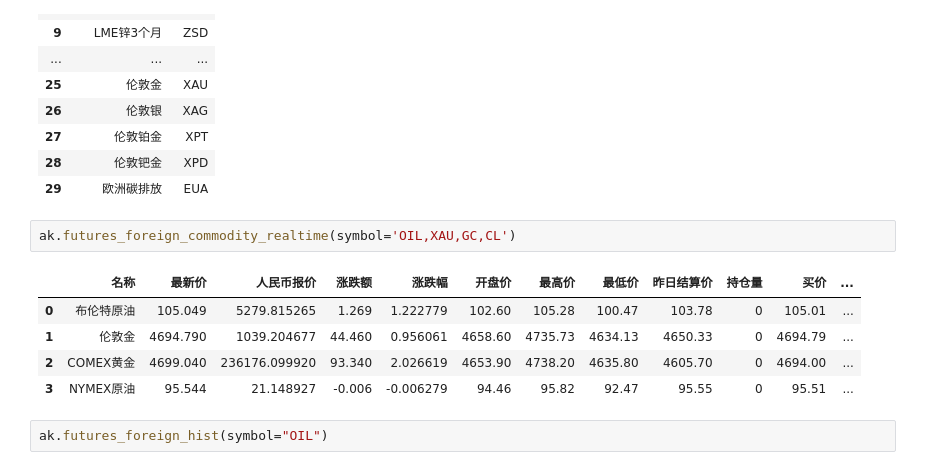
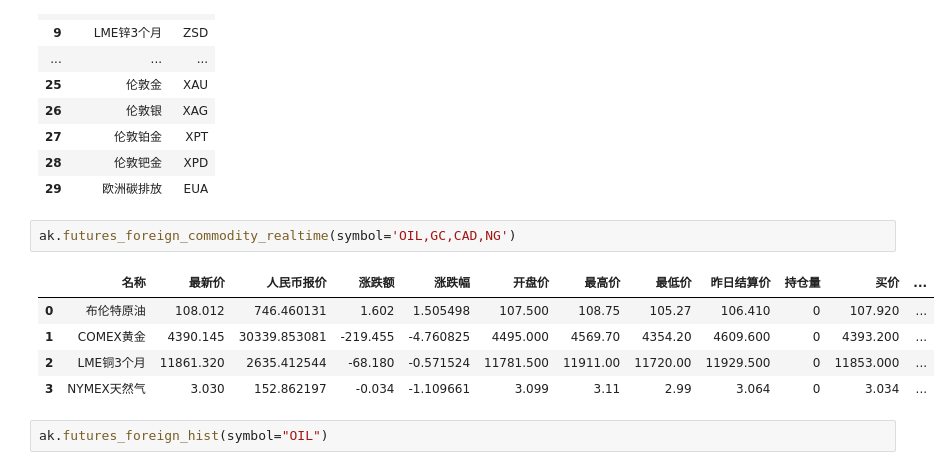
Before and after one commit to u588/app, a Jupyter notebook: AiStock/数据接口AK.ipynb, the cells around one changed output. Drawn from its saved outputs; the diff is of its cells as text.

```diff
--- a/AiStock/数据接口AK.ipynb
+++ b/AiStock/数据接口AK.ipynb
@@ -27,13 +27,13 @@ ak.futures_hq_subscribe_exchange_symbol()
 | 28 | 伦敦钯金 | XPD |
 | 29 | 欧洲碳排放 | EUA |
 # %%
-ak.futures_foreign_commodity_realtime(symbol='OIL,XAU,GC,CL')
+ak.futures_foreign_commodity_realtime(symbol='OIL,GC,CAD,NG')
 # %% [output]
 |  | 名称 | 最新价 | 人民币报价 | 涨跌额 | 涨跌幅 | 开盘价 | 最高价 | 最低价 | 昨日结算价 | 持仓量 | 买价 | ... |
-| 0 | 布伦特原油 | 105.049 | 5279.815265 | 1.269 | 1.222779 | 102.60 | 105.28 | 100.47 | 103.78 | 0 | 105.01 | ... |
-| 1 | 伦敦金 | 4694.790 | 1039.204677 | 44.460 | 0.956061 | 4658.60 | 4735.73 | 4634.13 | 4650.33 | 0 | 4694.79 | ... |
-| 2 | COMEX黄金 | 4699.040 | 236176.099920 | 93.340 | 2.026619 | 4653.90 | 4738.20 | 4635.80 | 4605.70 | 0 | 4694.00 | ... |
-| 3 | NYMEX原油 | 95.544 | 21.148927 | -0.006 | -0.006279 | 94.46 | 95.82 | 92.47 | 95.55 | 0 | 95.51 | ... |
+| 0 | 布伦特原油 | 108.012 | 746.460131 | 1.602 | 1.505498 | 107.500 | 108.75 | 105.27 | 106.410 | 0 | 107.920 | ... |
+| 1 | COMEX黄金 | 4390.145 | 30339.853081 | -219.455 | -4.760825 | 4495.000 | 4569.70 | 4354.20 | 4609.600 | 0 | 4393.200 | ... |
+| 2 | LME铜3个月 | 11861.320 | 2635.412544 | -68.180 | -0.571524 | 11781.500 | 11911.00 | 11720.00 | 11929.500 | 0 | 11853.000 | ... |
+| 3 | NYMEX天然气 | 3.030 | 152.862197 | -0.034 | -1.109661 | 3.099 | 3.11 | 2.99 | 3.064 | 0 | 3.034 | ... |
 # %%
 ak.futures_foreign_hist(symbol="OIL")
 # %% [output]
```
Also changed, not shown: parts of 1 cell of this notebook.
